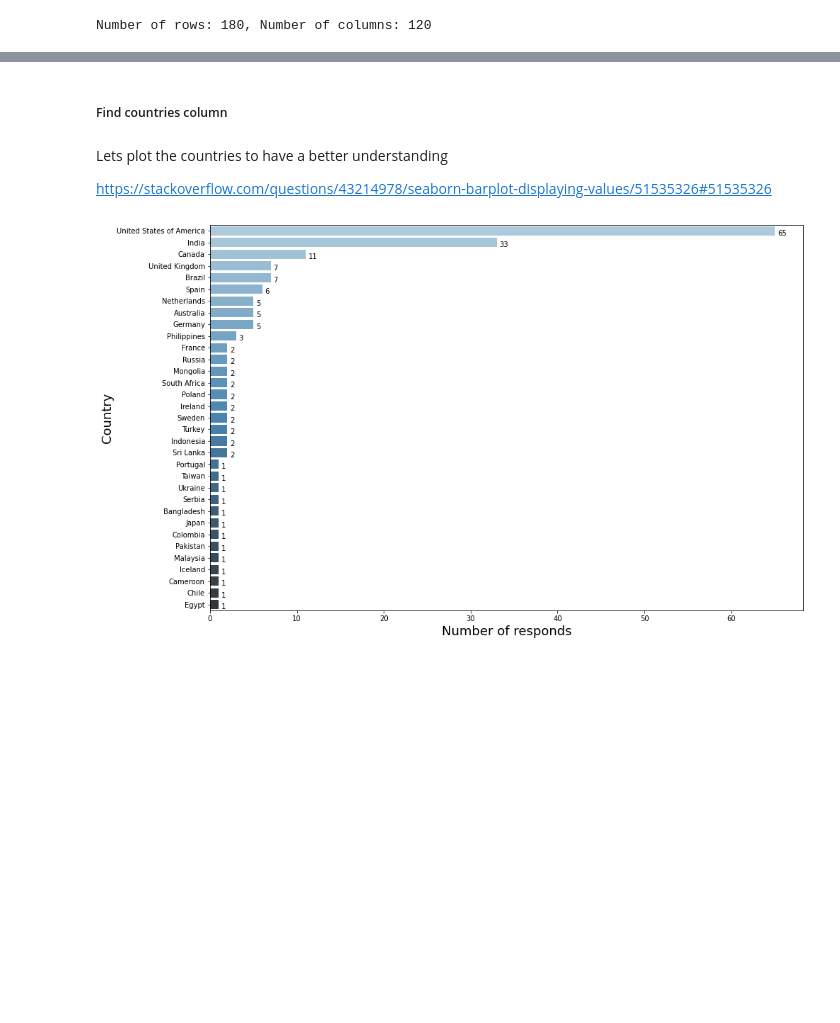
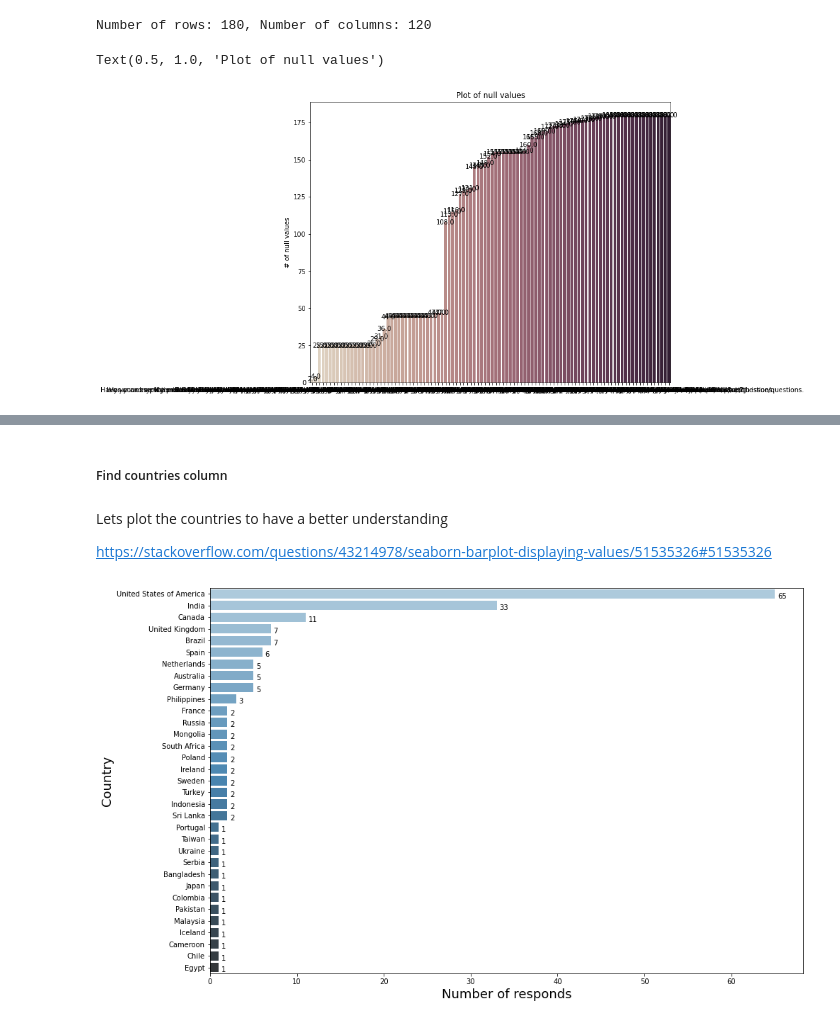
Before and after one commit to MarkJasonE/MentalHealthInTech, a Jupyter notebook: Mental Health In Tech - OSMI 2020.ipynb, the cells around one changed output, grey strips where cells are left out. Saved outputs shown, nothing was run; the diff lists cells and outputs as text; code cells hidden in the pictures; blank space fills up the shorter version.

Commit message:
Data exploration - seeing number of null values, making the plot

```diff
--- a/Mental Health In Tech - OSMI 2020.ipynb
+++ b/Mental Health In Tech - OSMI 2020.ipynb
@@ -65,3 +64,21 @@ memory usage: 168.9+ KB
 print("Number of rows: {}, Number of columns: {}".format(surveyC.shape[0], surveyC.shape[1]))
 # %% [output]
 Number of rows: 180, Number of columns: 120
+# %%
+#Plot null values
+null_vals = surveyC.isnull().sum().sort_values().to_frame() #Returns a series, thuswe need to make a df
+null_vals = null_vals.loc[null_vals[0] != 0] #Find only the columns that have a null
+
+plt.figure(figsize=(10,8))
+ax = sns.barplot(x=null_vals.index, y=null_vals[0], data=null_vals,
+                palette="ch:.25")
+for patch in ax.patches:
+    ax.annotate(format(patch.get_height(), '.1f'),
+                (patch.get_x() + patch.get_width() / 2., patch.get_height()),
+                ha="center", va="center")
+
+ax.set_ylabel("# of null values")
+ax.set_title("Plot of null values")
+# %% [output]
+Text(0.5, 1.0, 'Plot of null values')
+[figure, added]
```
Also changed, not shown: parts of 4 cells of this notebook.
